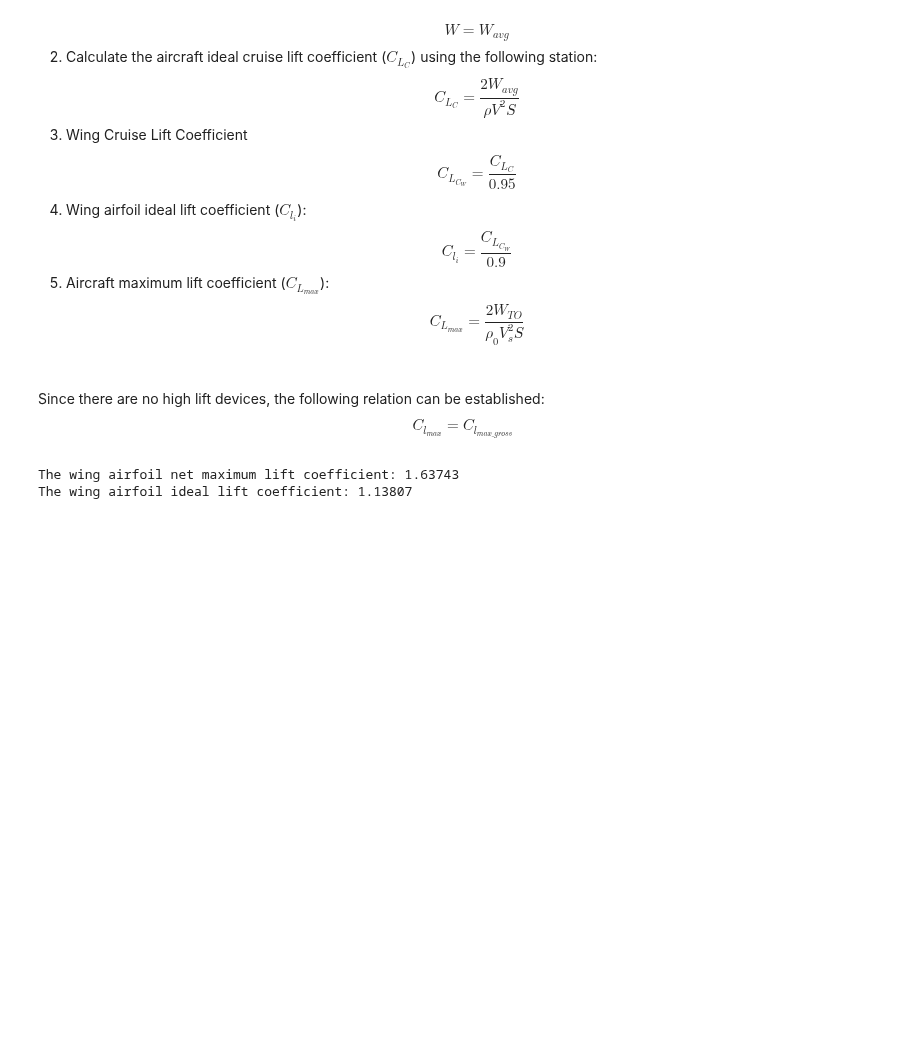
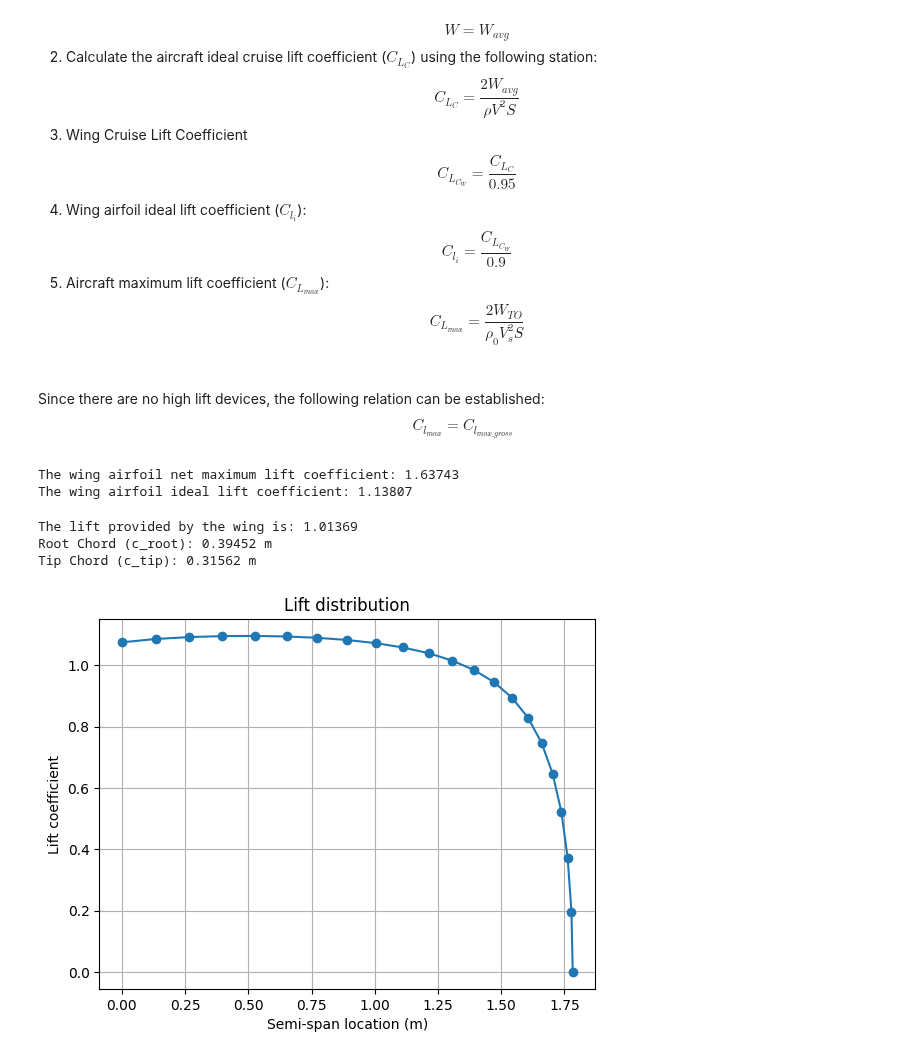
Before and after one commit to paramvirlobana/AERO_490_2023-24, a Jupyter notebook: __preliminary_design/wing_sizing.ipynb, the cells around one changed output. Drawn from its saved outputs; the diff is of its cells as text; code cells hidden in the pictures; blank space fills up the shorter version.

Commit message:
Wing sizing 99 percent done

```diff
--- a/__preliminary_design/aero_design_notebook.ipynb
+++ b/__preliminary_design/wing_sizing.ipynb
@@ -230,3 +231,61 @@ print("The wing airfoil ideal lift coefficient: {0:1.5f}".format(*C_l_i))
 # %% [output]
 The wing airfoil net maximum lift coefficient: 1.63743
 The wing airfoil ideal lift coefficient: 1.13807
+# %%
+def lift_distribution(S, AR, taper_ratio):
+    N = 21  # (number of segments - 1)
+    lambda_val = taper_ratio  # Taper ratio
+    alpha_twist = 0.0  # Twist angle (deg)
+    i_w = 1.9  # wing setting angle (deg)
+    a_2d = 6.3  # lift curve slope (1/rad)
+    alpha_0 = -9.5  # zero-lift angle of attack (deg)
+    b = np.sqrt(AR * S)  # wing span (m)
+    MAC = S / b  # Mean Aerodynamic Chord (m)
+    Croot = (1.5 * (1 + lambda_val) * MAC) / (1 + lambda_val + lambda_val ** 2)  # root chord (m)
+    Ctip = Croot * lambda_val
+    theta = np.linspace(np.pi / (2 * N), np.pi / 2, N)
+    alpha = np.linspace(i_w + alpha_twist, i_w, num=N)
+    z = (b / 2) * np.cos(theta)
+    c = Croot * (1 - (1 - lambda_val) * np.cos(theta))  # Mean Aerodynamics Chord at each segment (m)
+    mu = c * a_2d / (4 * b)
+    LHS = mu * (alpha - alpha_0) * np.pi / 180  # Left Hand Side
+
+    # Solving N equations to find coefficients A(i):
+    B = np.zeros((N, N))
+    for i in range(N):
+        for j in range(N):
+            B[i, j] = np.sin((2 * j + 1) * theta[i]) * (1 + (mu[i] * (2 * j + 1)) / np.sin(theta[i]))
+
+    A = np.linalg.solve(B, LHS)
+
+    sum1 = np.zeros(N)
+    sum2 = np.zeros(N)
+    for i in range(N):
+        for j in range(N):
+            sum1[i] += (2 * j + 1) * A[j] * np.sin((2 * j + 1) * theta[i])
+            sum2[i] += A[j] * np.sin((2 * j + 1) * theta[i])
+
+    CL = 4 * b * sum2 / c
+    CL1 = np.insert(CL, 0, 0)
+    y_s = np.insert(z, 0, b / 2)
+
+    plt.plot(y_s, CL1, "-o")
+    plt.grid()
+    plt.title("Lift distribution")
+    plt.xlabel("Semi-span location (m)")
+    plt.ylabel("Lift coefficient")
+    #plt.legend()
+    CL_wing = np.pi * AR * A[0]
+
+    return CL_wing, taper_ratio, Croot, Ctip, b, y_s, CL1
+
+lift_data = lift_distribution(S, AR, 0.8)
+
+print("The lift provided by the wing is: {0:1.5f}".format(lift_data[0]))
+print("Root Chord (c_root): {0:1.5f}".format(*lift_data[2]), "m")
+print("Tip Chord (c_tip): {0:1.5f}".format(*lift_data[3]), "m")
+# %% [output]
+The lift provided by the wing is: 1.01369
+Root Chord (c_root): 0.39452 m
+Tip Chord (c_tip): 0.31562 m
+[figure, added]
```
Also changed, not shown: parts of 1 cell of this notebook, 4 other files.
